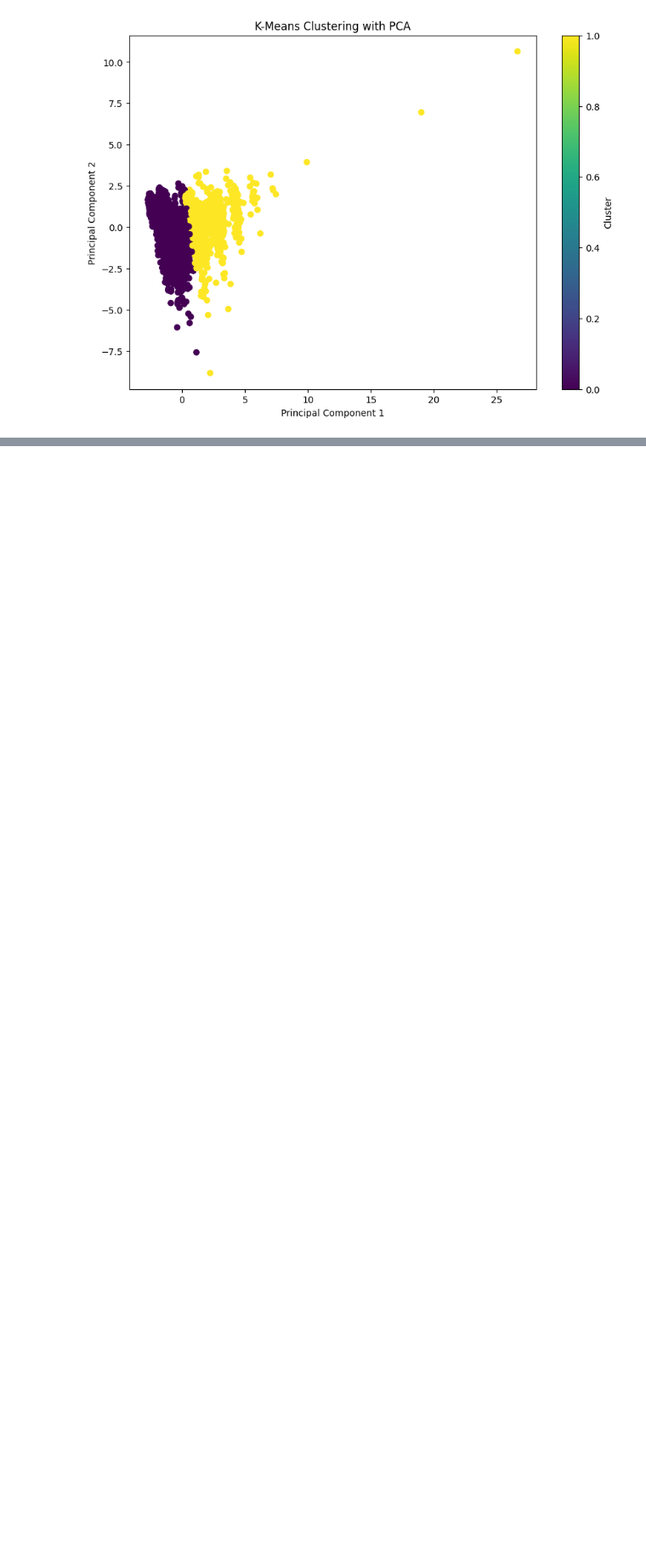
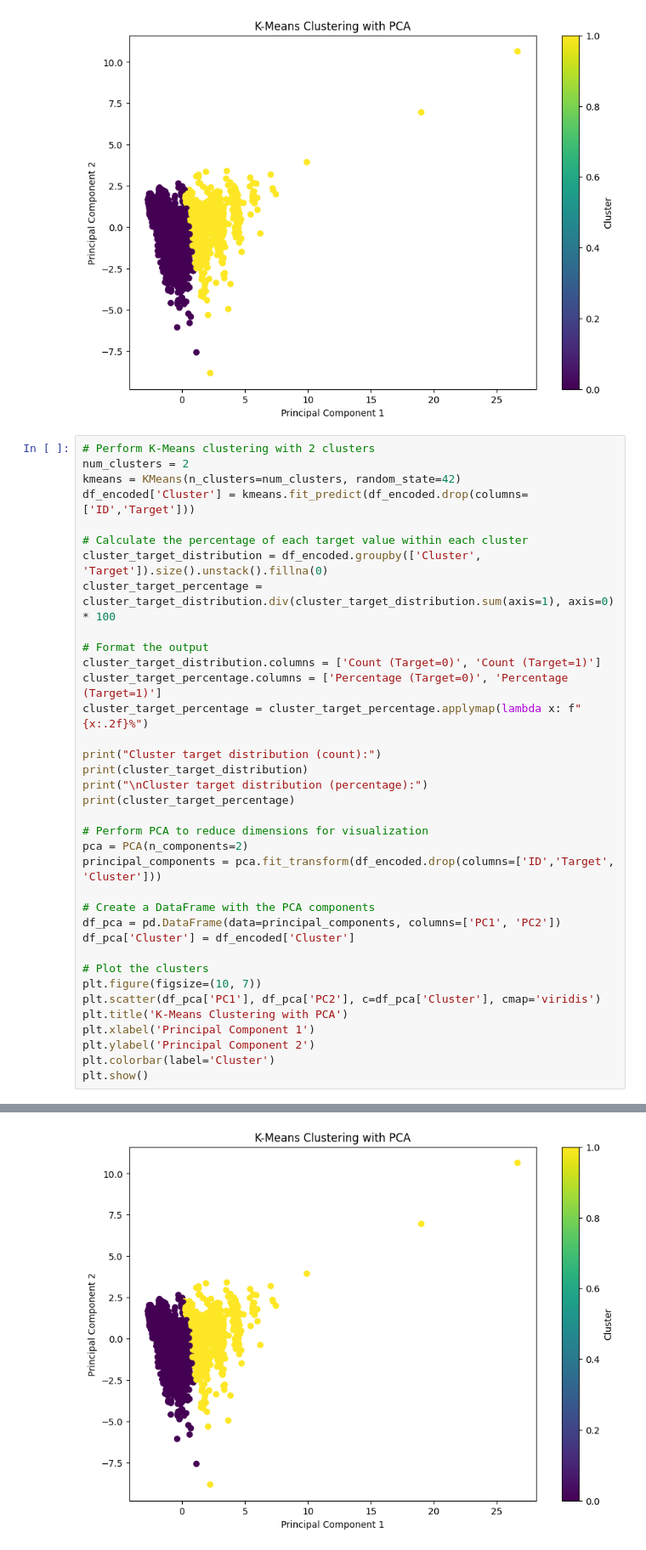
Before and after one commit to Eriken79/CSC466_Project_Tennis, a Jupyter notebook: src/CreditDataset.ipynb, the cells around one changed output, grey strips where cells are left out. Shown: that part at 85% size. Saved outputs shown, nothing was run; the diff lists cells and outputs as text; blank space fills up the shorter version.

```diff
--- a/src/CreditDataset.ipynb
+++ b/src/CreditDataset.ipynb
@@ -73,3 +73,40 @@ plt.show()
 [5 rows x 52 columns]
 Processed file saved to: processed_credit_dataset.csv
 [figure]
+# %%
+# Perform K-Means clustering with 2 clusters
+num_clusters = 2
+kmeans = KMeans(n_clusters=num_clusters, random_state=42)
+df_encoded['Cluster'] = kmeans.fit_predict(df_encoded.drop(columns=['ID','Target']))
+
+# Calculate the percentage of each target value within each cluster
+cluster_target_distribution = df_encoded.groupby(['Cluster', 'Target']).size().unstack().fillna(0)
+cluster_target_percentage = cluster_target_distribution.div(cluster_target_distribution.sum(axis=1), axis=0) * 100
+
+# Format the output
+cluster_target_distribution.columns = ['Count (Target=0)', 'Count (Target=1)']
+cluster_target_percentage.columns = ['Percentage (Target=0)', 'Percentage (Target=1)']
+cluster_target_percentage = cluster_target_percentage.applymap(lambda x: f"{x:.2f}%")
+
+print("Cluster target distribution (count):")
+print(cluster_target_distribution)
+print("\nCluster target distribution (percentage):")
+print(cluster_target_percentage)
+
+# Perform PCA to reduce dimensions for visualization
+pca = PCA(n_components=2)
+principal_components = pca.fit_transform(df_encoded.drop(columns=['ID','Target', 'Cluster']))
+
+# Create a DataFrame with the PCA components
+df_pca = pd.DataFrame(data=principal_components, columns=['PC1', 'PC2'])
+df_pca['Cluster'] = df_encoded['Cluster']
+
+# Plot the clusters
+plt.figure(figsize=(10, 7))
+plt.scatter(df_pca['PC1'], df_pca['PC2'], c=df_pca['Cluster'], cmap='viridis')
+plt.title('K-Means Clustering with PCA')
+plt.xlabel('Principal Component 1')
+plt.ylabel('Principal Component 2')
+plt.colorbar(label='Cluster')
+plt.show()
+# %% [output]
@@ -75,0 +124 @@ Processed file saved to: processed_credit_dataset.csv
+[figure, added]
```
Also changed, not shown: parts of 2 cells of this notebook.
